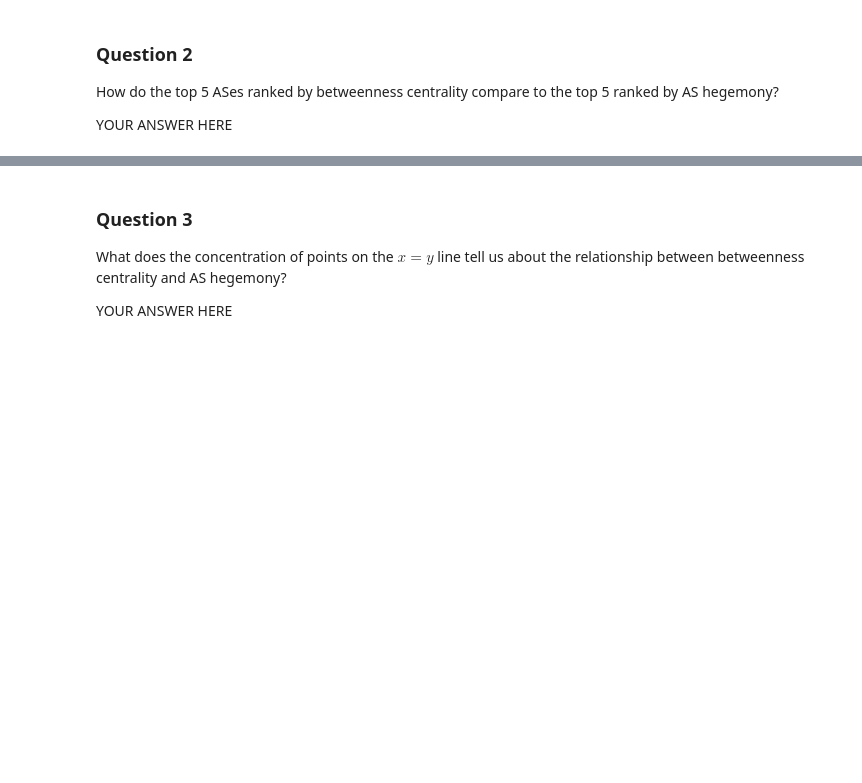
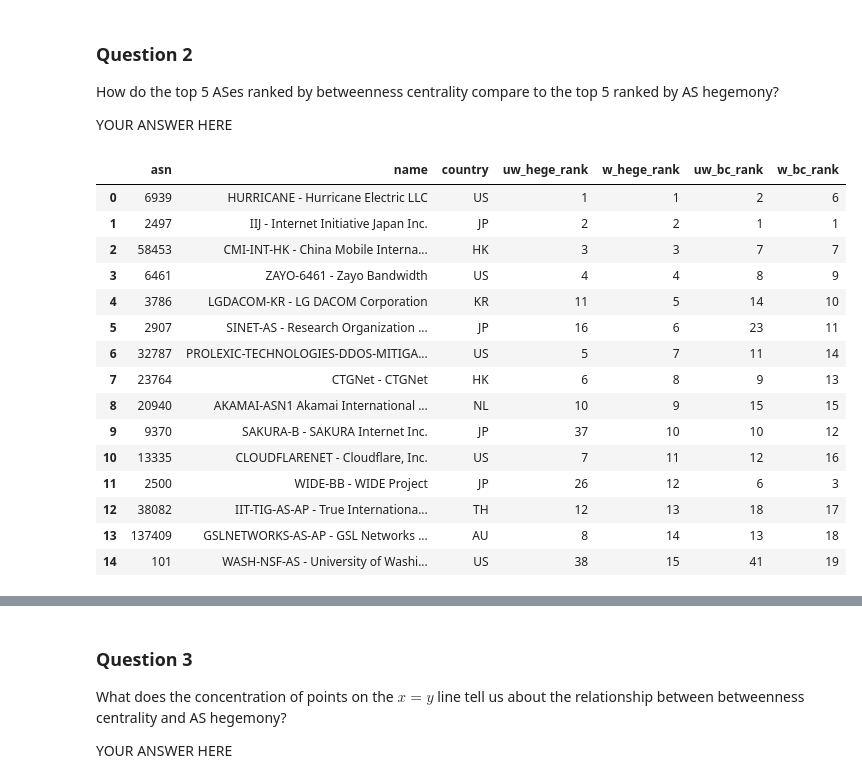
Before and after one commit to luyuanfan/nids-as-centrality, a Jupyter notebook: nids-as-centrality-refactored.ipynb, the cells around one changed output, grey strips where cells are left out. Cells and saved outputs as stored; diff of their text form; code cells hidden in the pictures; blank space fills up the shorter version.

Commit message:
fixed bc logic; added compare df

```diff
--- a/nids-as-centrality-refactored.ipynb
+++ b/nids-as-centrality-refactored.ipynb
@@ -551,6 +557,45 @@ YOUR ANSWER HERE
 How do the top 5 ASes ranked by betweenness centrality compare to the top 5 ranked by AS hegemony?
 
 YOUR ANSWER HERE
+# %%
+compare_df = (
+    hege_df
+    .merge(bc_df, left_index=True, right_index=True, suffixes=("_hege", "_bc"))
+    .merge(as_info_df, left_index=True, right_index=True)
+    .reset_index(names="asn")
+    .assign(
+        uw_hege_rank=lambda df: df["uw_hege"].rank(ascending=False).astype(int),
+        w_hege_rank=lambda df: df["w_hege"].rank(ascending=False).astype(int),
+        uw_bc_rank=lambda df: df["uw_bc"].rank(ascending=False).astype(int),
+        w_bc_rank=lambda df: df["w_bc"].rank(ascending=False).astype(int),
+    )
+    .reindex(columns=[
+        "asn","name","country",
+        "uw_hege_rank","w_hege_rank",
+        "uw_bc_rank","w_bc_rank"
+    ])
+    .sort_values("w_hege_rank", ascending=True)
+    .reset_index(drop=True)
+)
+
+compare_df.head(15)
+# %% [output]
+|  | asn | name | country | uw_hege_rank | w_hege_rank | uw_bc_rank | w_bc_rank |
+| 0 | 6939 | HURRICANE - Hurricane Electric LLC | US | 1 | 1 | 2 | 6 |
+| 1 | 2497 | IIJ - Internet Initiative Japan Inc. | JP | 2 | 2 | 1 | 1 |
+| 2 | 58453 | CMI-INT-HK - China Mobile Interna... | HK | 3 | 3 | 7 | 7 |
+| 3 | 6461 | ZAYO-6461 - Zayo Bandwidth | US | 4 | 4 | 8 | 9 |
+| 4 | 3786 | LGDACOM-KR - LG DACOM Corporation | KR | 11 | 5 | 14 | 10 |
+| 5 | 2907 | SINET-AS - Research Organization ... | JP | 16 | 6 | 23 | 11 |
+| 6 | 32787 | PROLEXIC-TECHNOLOGIES-DDOS-MITIGA... | US | 5 | 7 | 11 | 14 |
+| 7 | 23764 | CTGNet - CTGNet | HK | 6 | 8 | 9 | 13 |
+| 8 | 20940 | AKAMAI-ASN1 Akamai International ... | NL | 10 | 9 | 15 | 15 |
+| 9 | 9370 | SAKURA-B - SAKURA Internet Inc. | JP | 37 | 10 | 10 | 12 |
+| 10 | 13335 | CLOUDFLARENET - Cloudflare, Inc. | US | 7 | 11 | 12 | 16 |
+| 11 | 2500 | WIDE-BB - WIDE Project | JP | 26 | 12 | 6 | 3 |
+| 12 | 38082 | IIT-TIG-AS-AP - True Internationa... | TH | 12 | 13 | 18 | 17 |
+| 13 | 137409 | GSLNETWORKS-AS-AP - GSL Networks ... | AU | 8 | 14 | 13 | 18 |
+| 14 | 101 | WASH-NSF-AS - University of Washi... | US | 38 | 15 | 41 | 19 |
 # %%
 both = df.merge(hege_df, on="asn", suffixes=("_bc", "_hege"))
 pos = both[(both["bc_weighted"] > 0) & (both["hegemony"] > 0)]
```
Also changed, not shown: parts of 15 cells of this notebook.
